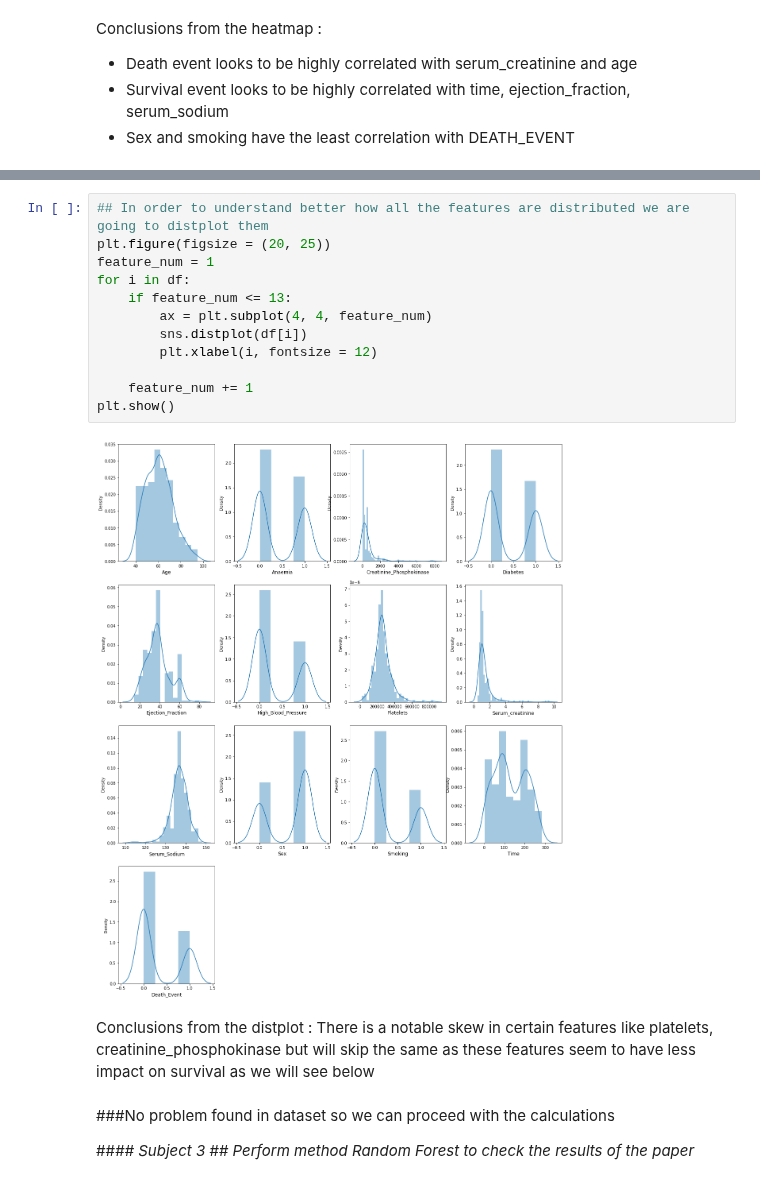
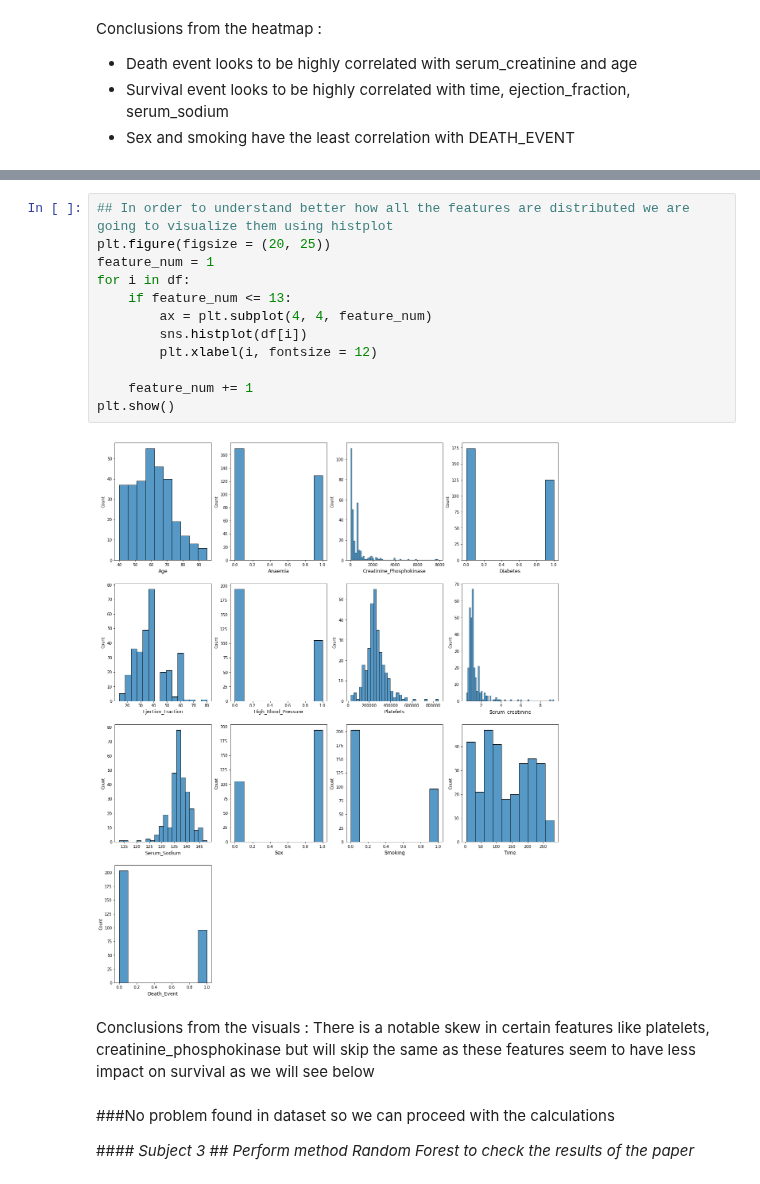
Before and after one commit to spros1/HeartFailureAnalysis, a Jupyter notebook: ExcerA_Heart_Failure.ipynb, the cells around one changed output, grey strips where cells are left out. Saved outputs shown, nothing was run; the diff lists cells and outputs as text.

```diff
--- a/ExcerA_Heart_Failure.ipynb
+++ b/ExcerA_Heart_Failure.ipynb
@@ -211,19 +218,19 @@ Conclusions from the heatmap :
 # %%
-## In order to understand better how all the features are distributed we are going to distplot them
+## In order to understand better how all the features are distributed we are going to visualize them using histplot
 plt.figure(figsize = (20, 25))
 feature_num = 1
 for i in df:
     if feature_num <= 13:
         ax = plt.subplot(4, 4, feature_num)
-        sns.distplot(df[i])
+        sns.histplot(df[i])
         plt.xlabel(i, fontsize = 12)
 
     feature_num += 1
 plt.show()
 # %% [output]
-[figure, old version]
+[figure, new version]
 # %% [markdown]
-Conclusions from the distplot :
+Conclusions from the visuals :
 There is a notable skew in certain features like platelets, creatinine_phosphokinase but will skip the same as these features seem to have less impact on survival as we will see below
 # %% [markdown]
 ###No problem found in dataset so we can proceed with the calculations
```
Also changed, not shown: parts of 30 cells of this notebook.
